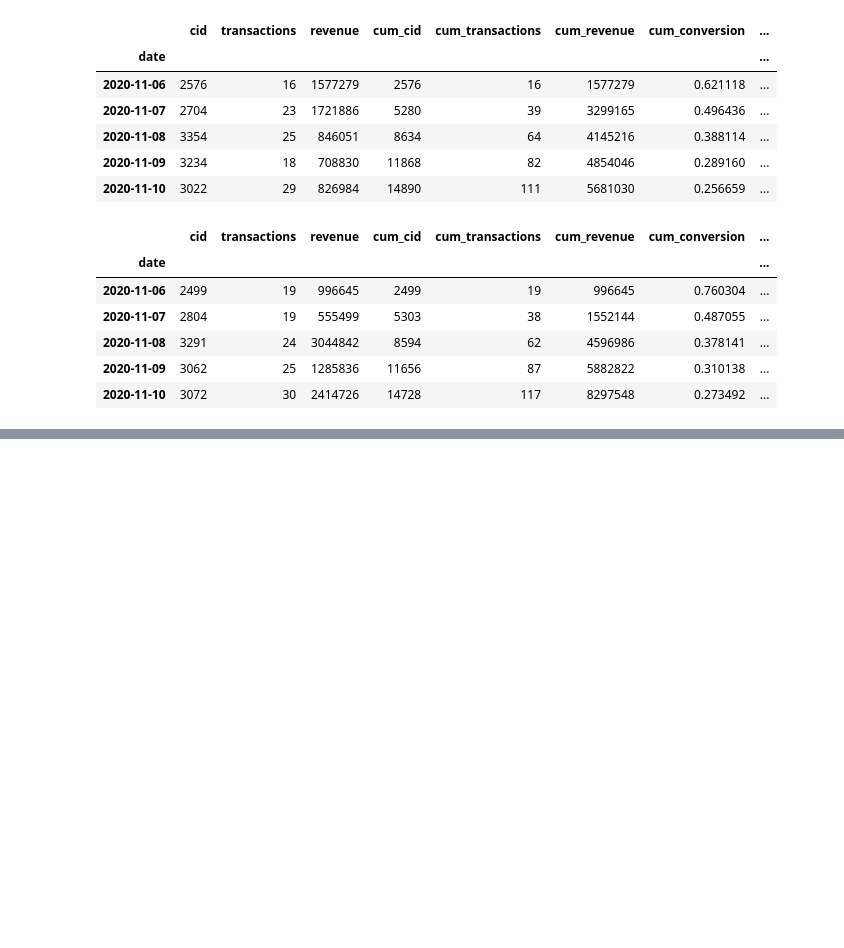
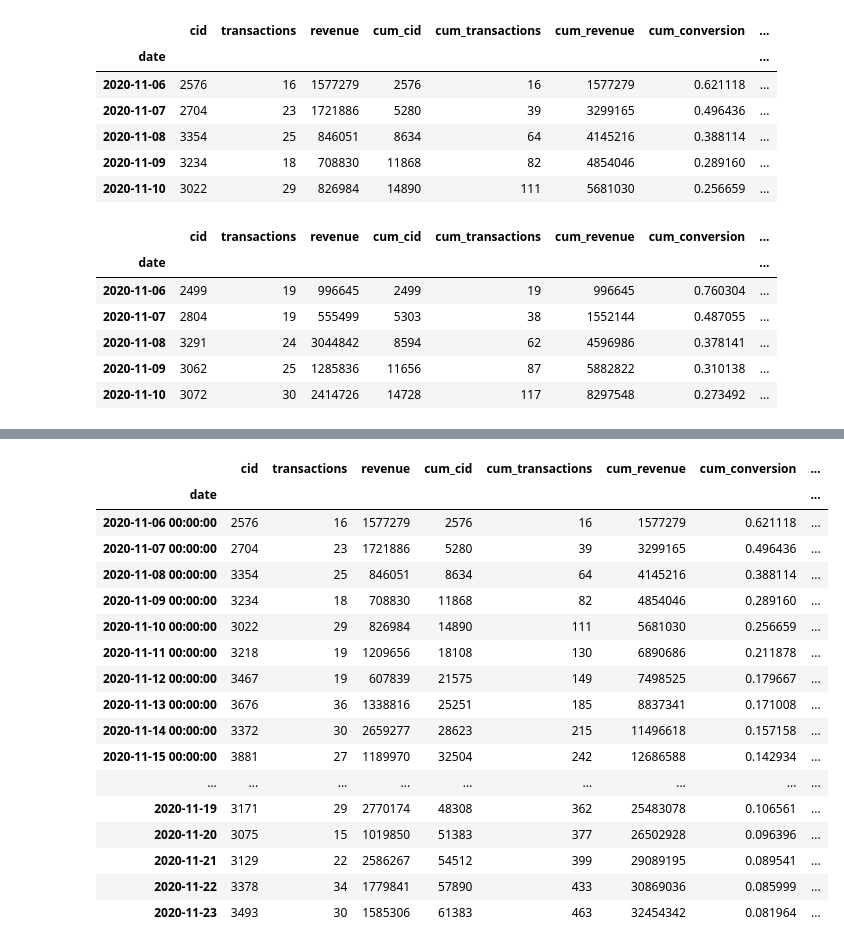
Before and after one commit to Terr14/SF_DS, a Jupyter notebook: SkillFactory/EDA-5. A-B-тестирование/EDA-5. A-B-тестирование.ipynb, the cells around one changed output, grey strips where cells are left out. Drawn from its saved outputs; the diff is of its cells as text; code cells hidden in the pictures; blank space fills up the shorter version.

```diff
--- a/SkillFactory/EDA-5. A-B-тестирование/EDA-5. A-B-тестирование.ipynb
+++ b/SkillFactory/EDA-5. A-B-тестирование/EDA-5. A-B-тестирование.ipynb
@@ -850,0 +906,21 @@ round(sample_b['cum_conversion'].mean(), 2)
+# %%
+sample
+# %% [output]
+|  | cid | transactions | revenue | cum_cid | cum_transactions | cum_revenue | cum_conversion | ... |
+| date |  |  |  |  |  |  |  | ... |
+| 2020-11-06 00:00:00 | 2576 | 16 | 1577279 | 2576 | 16 | 1577279 | 0.621118 | ... |
+| 2020-11-07 00:00:00 | 2704 | 23 | 1721886 | 5280 | 39 | 3299165 | 0.496436 | ... |
+| 2020-11-08 00:00:00 | 3354 | 25 | 846051 | 8634 | 64 | 4145216 | 0.388114 | ... |
+| 2020-11-09 00:00:00 | 3234 | 18 | 708830 | 11868 | 82 | 4854046 | 0.289160 | ... |
+| 2020-11-10 00:00:00 | 3022 | 29 | 826984 | 14890 | 111 | 5681030 | 0.256659 | ... |
+| 2020-11-11 00:00:00 | 3218 | 19 | 1209656 | 18108 | 130 | 6890686 | 0.211878 | ... |
+| 2020-11-12 00:00:00 | 3467 | 19 | 607839 | 21575 | 149 | 7498525 | 0.179667 | ... |
+| 2020-11-13 00:00:00 | 3676 | 36 | 1338816 | 25251 | 185 | 8837341 | 0.171008 | ... |
+| 2020-11-14 00:00:00 | 3372 | 30 | 2659277 | 28623 | 215 | 11496618 | 0.157158 | ... |
+| 2020-11-15 00:00:00 | 3881 | 27 | 1189970 | 32504 | 242 | 12686588 | 0.142934 | ... |
+| ... | ... | ... | ... | ... | ... | ... | ... | ... |
+| 2020-11-19 | 3171 | 29 | 2770174 | 48308 | 362 | 25483078 | 0.106561 | ... |
+| 2020-11-20 | 3075 | 15 | 1019850 | 51383 | 377 | 26502928 | 0.096396 | ... |
+| 2020-11-21 | 3129 | 22 | 2586267 | 54512 | 399 | 29089195 | 0.089541 | ... |
+| 2020-11-22 | 3378 | 34 | 1779841 | 57890 | 433 | 30869036 | 0.085999 | ... |
+| 2020-11-23 | 3493 | 30 | 1585306 | 61383 | 463 | 32454342 | 0.081964 | ... |
```
Also changed, not shown: parts of 9 cells of this notebook.
